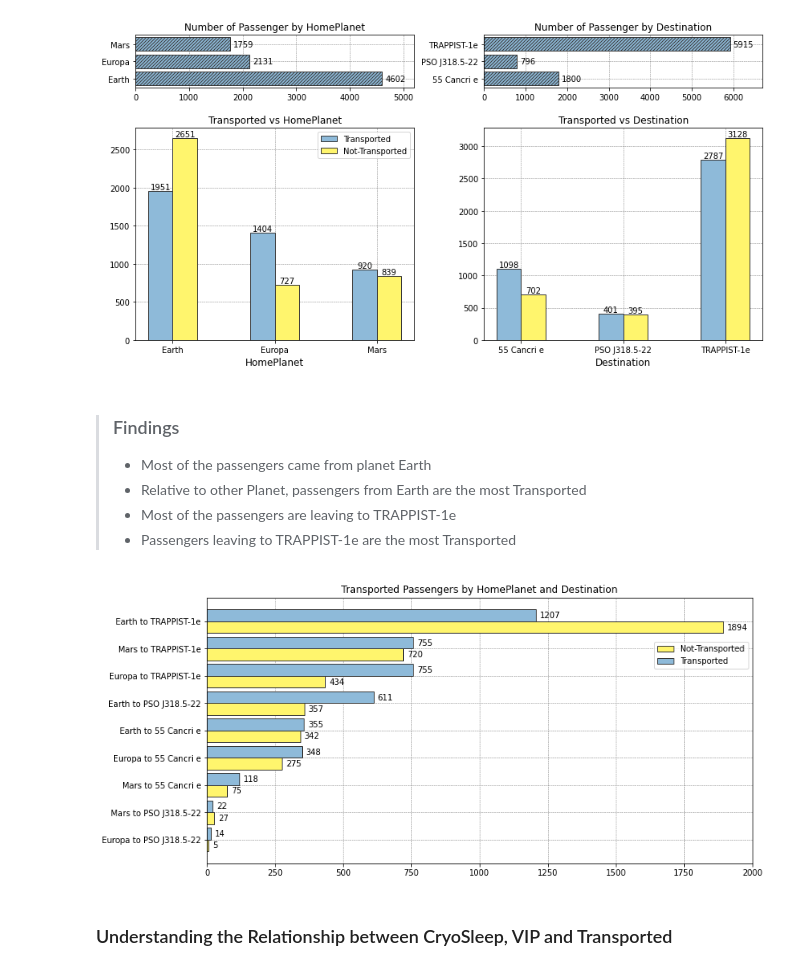
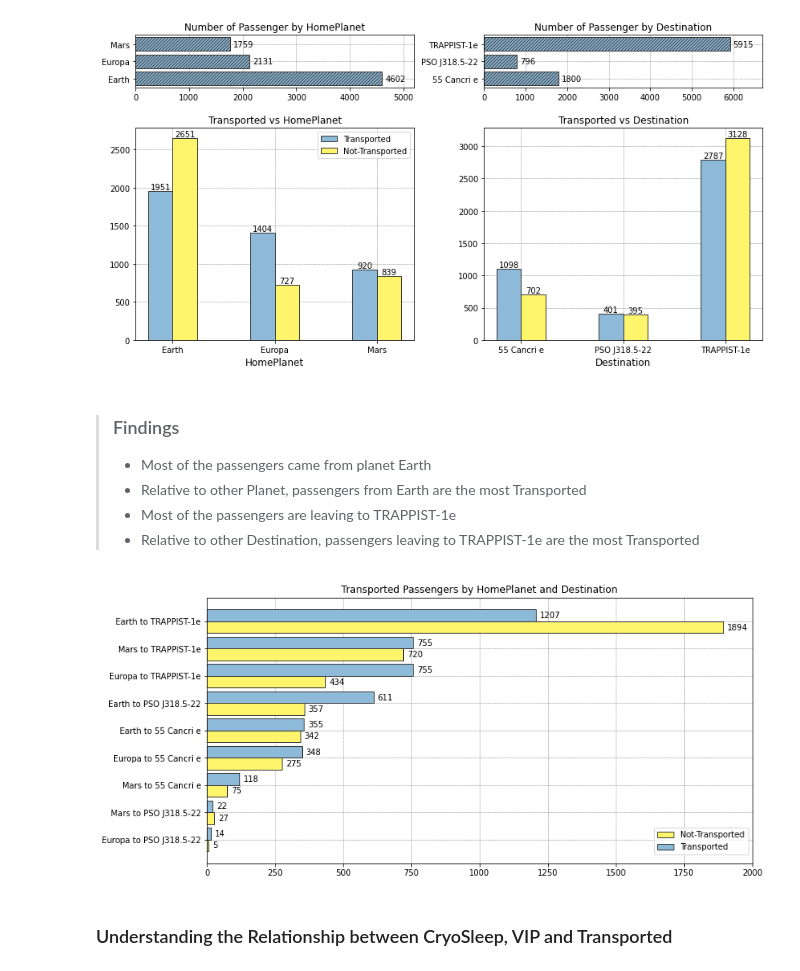
Before and after one commit to junedism/ams-classifier, a Jupyter notebook: spaceship-titanic-exploratory-data-analysis.ipynb, the cells around one changed output. Drawn from its saved outputs; the diff is of its cells as text; code cells hidden in the pictures.

```diff
--- a/spaceship-titanic-exploratory-data-analysis.ipynb
+++ b/spaceship-titanic-exploratory-data-analysis.ipynb
@@ -283,7 +283,7 @@ plt.show();
 >* Most of the passengers came from planet Earth
 >* Relative to other Planet, passengers from Earth are the most Transported
 >* Most of the passengers are leaving to TRAPPIST-1e
->* Passengers leaving to TRAPPIST-1e are the most Transported
+>* Relative to other Destination, passengers leaving to TRAPPIST-1e are the most Transported
 # %%
 # Create dataframe grouped by HomePlanet, Destination and Transported
 
@@ -294,25 +294,25 @@ y_homedest = y_homedest.sort_values(["Count", "HomePlanet"], ascending=True)
 # %%
 y = np.arange(stop=18, step=2)
 height = .86
 
 
 fig, ax = plt.subplots(figsize=(12, 6))
 
-bar1 = ax.barh(y-.43, y_homedest[~y_homedest["Transported"]]["Count"], color=colors[1], ec="#383838", height=height,
+bar1 = ax.barh(y-.43, y_homedest[~y_homedest["Transported"]]["Count"], color=tcolor_dict[False], ec="#383838", height=height,
                zorder=2, label="Not-Transported")
-bar2 = ax.barh(y+.43, y_homedest[y_homedest["Transported"]]["Count"], color=colors[0], ec="#383838", height=height,
+bar2 = ax.barh(y+.43, y_homedest[y_homedest["Transported"]]["Count"], color=tcolor_dict[True], ec="#383838", height=height,
                zorder=2, label="Transported")
 ax.bar_label(bar1, padding=5)
 ax.bar_label(bar2, padding=5)
 ax.set_yticks(y, y_homedest["HomeDest"].unique())
 ax.grid(linestyle='--', linewidth=0.5, color='gray', zorder=0)
 ax.set_title("Transported Passengers by HomePlanet and Destination")
 ax.set_xlim(right=2000)
-ax.legend(bbox_to_anchor=(1, .85))
+ax.legend(bbox_to_anchor=(1, .15))
 
 plt.show();
 # %% [output]
-[figure, old version]
+[figure, new version]
 # %% [markdown]
 ### Understanding the Relationship between CryoSleep, VIP and Transported
 # %%
```
Also changed, not shown: parts of 13 cells of this notebook.
